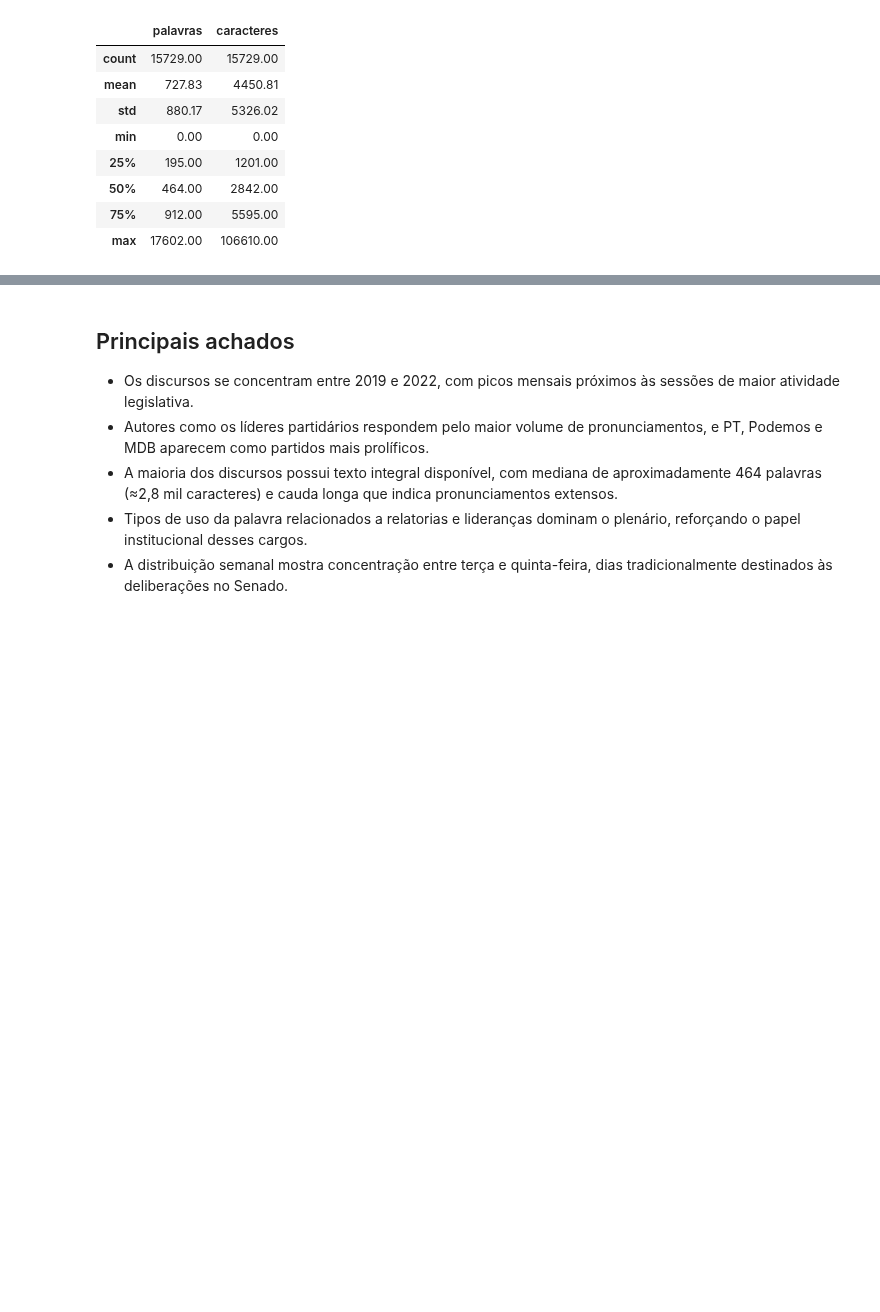
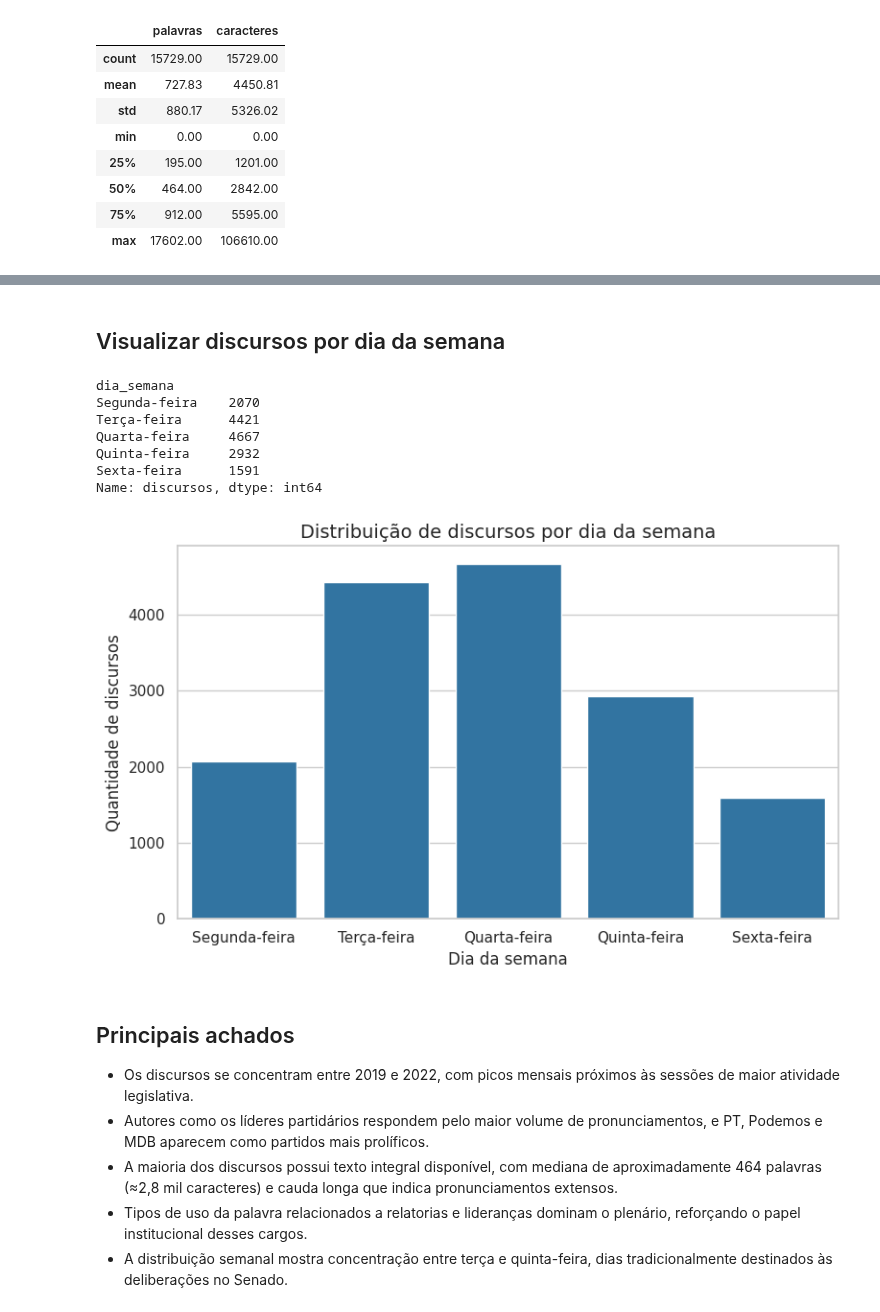
Before and after one commit to fabriciosantana/mcdia, a Jupyter notebook: 01-icd/assignments/analise_discursos_senado.ipynb, the cells around one changed output, grey strips where cells are left out. Saved outputs shown, nothing was run; the diff lists cells and outputs as text; code cells hidden in the pictures; blank space fills up the shorter version.

```diff
--- a/01-icd/assignments/analise_discursos_senado.ipynb
+++ b/01-icd/assignments/analise_discursos_senado.ipynb
@@ -406,17 +435,28 @@ ValueError: Could not interpret value `Tipo de uso` for `y`. An entry with this
+# %% [markdown]
+## Visualizar discursos por dia da semana
 # %%
-weekday_order = ['Segunda', 'Terça', 'Quarta', 'Quinta', 'Sexta']
+weekday_order = ['Segunda-feira', 'Terça-feira', 'Quarta-feira', 'Quinta-feira', 'Sexta-feira']
 weekday_counts = (
     df.dropna(subset=['dia_semana'])
       .groupby('dia_semana')
       .size()
       .reindex(weekday_order, fill_value=0)
       .rename('discursos')
 )
 fig, ax = plt.subplots(figsize=(8, 5))
 sns.barplot(x=weekday_counts.index, y=weekday_counts.values, ax=ax)
 ax.set(title='Distribuição de discursos por dia da semana', xlabel='Dia da semana', ylabel='Quantidade de discursos')
 plt.tight_layout()
 weekday_counts
+# %% [output]
+dia_semana
+Segunda-feira    2070
+Terça-feira      4421
+Quarta-feira     4667
+Quinta-feira     2932
+Sexta-feira      1591
+Name: discursos, dtype: int64
+[figure, added]
 # %% [markdown]
 ## Principais achados
 
```
Also changed, not shown: parts of 4 cells of this notebook, 1 other file.
